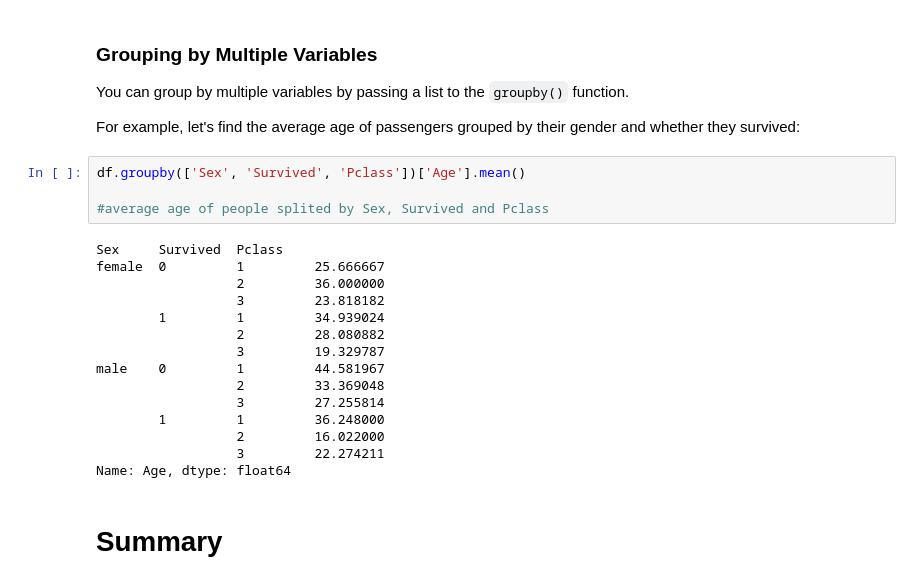
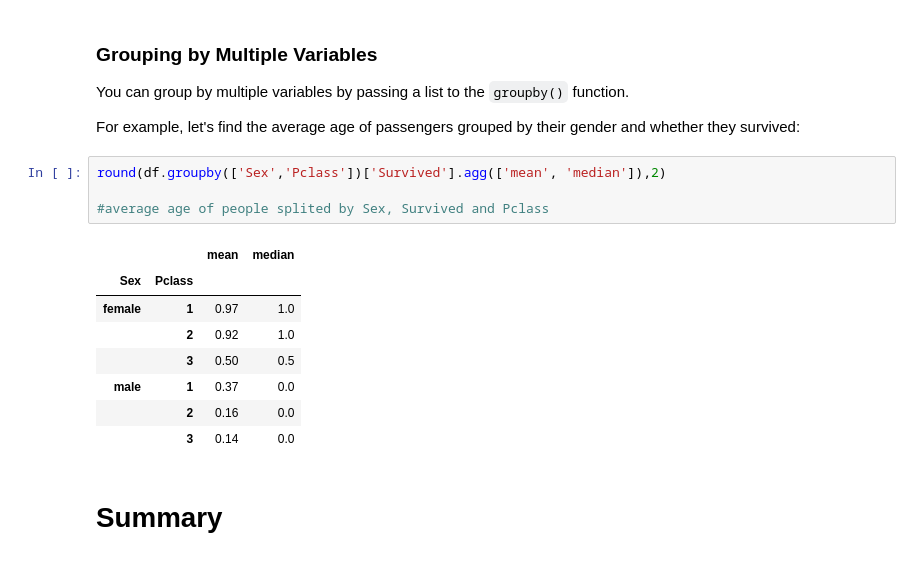
Before and after one commit to BartekSem/Barts_labs, a Jupyter notebook: Content/2.4_aggregating_data.ipynb, the cells around one changed output. Saved outputs shown, nothing was run; the diff lists cells and outputs as text.

```diff
--- a/Content/2.4_aggregating_data.ipynb
+++ b/Content/2.4_aggregating_data.ipynb
@@ -160,24 +164,18 @@ You can group by multiple variables by passing a list to the `groupby()` functio
 
 For example, let's find the average age of passengers grouped by their gender and whether they survived:
 # %%
-df.groupby(['Sex', 'Survived', 'Pclass'])['Age'].mean()
+round(df.groupby(['Sex','Pclass'])['Survived'].agg(['mean', 'median']),2)
 
 #average age of people splited by Sex, Survived and Pclass
 # %% [output]
-Sex     Survived  Pclass
-female  0         1         25.666667
-                  2         36.000000
-                  3         23.818182
-        1         1         34.939024
-                  2         28.080882
-                  3         19.329787
-male    0         1         44.581967
-                  2         33.369048
-                  3         27.255814
-        1         1         36.248000
-                  2         16.022000
-                  3         22.274211
-Name: Age, dtype: float64
+|  |  | mean | median |
+| Sex | Pclass |  |  |
+| female | 1 | 0.97 | 1.0 |
+|  | 2 | 0.92 | 1.0 |
+|  | 3 | 0.50 | 0.5 |
+| male | 1 | 0.37 | 0.0 |
+|  | 2 | 0.16 | 0.0 |
+|  | 3 | 0.14 | 0.0 |
 # %% [markdown]
 # Summary
 # %% [markdown]
```
Also changed, not shown: parts of 4 cells of this notebook, 3 other files.
